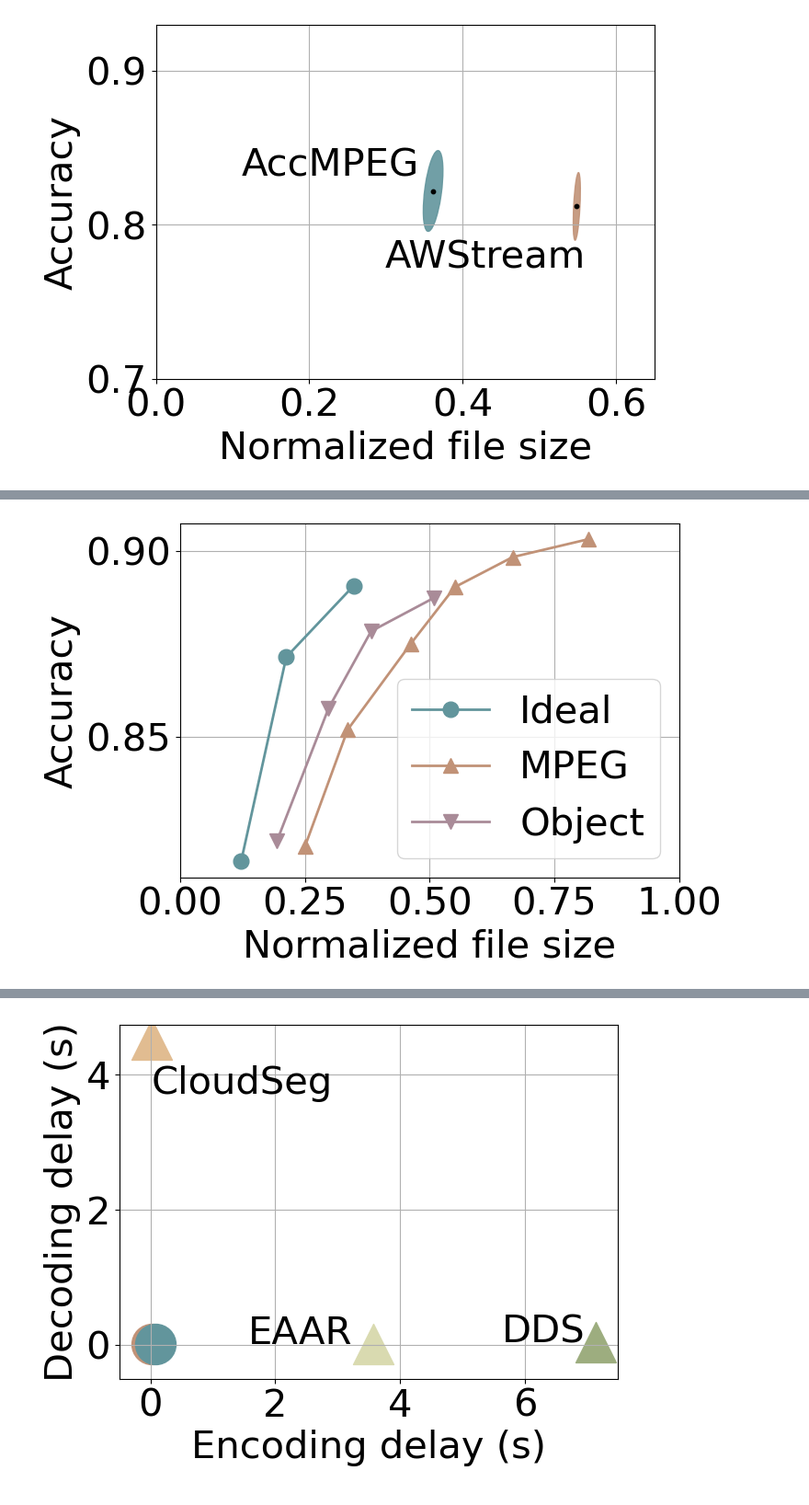
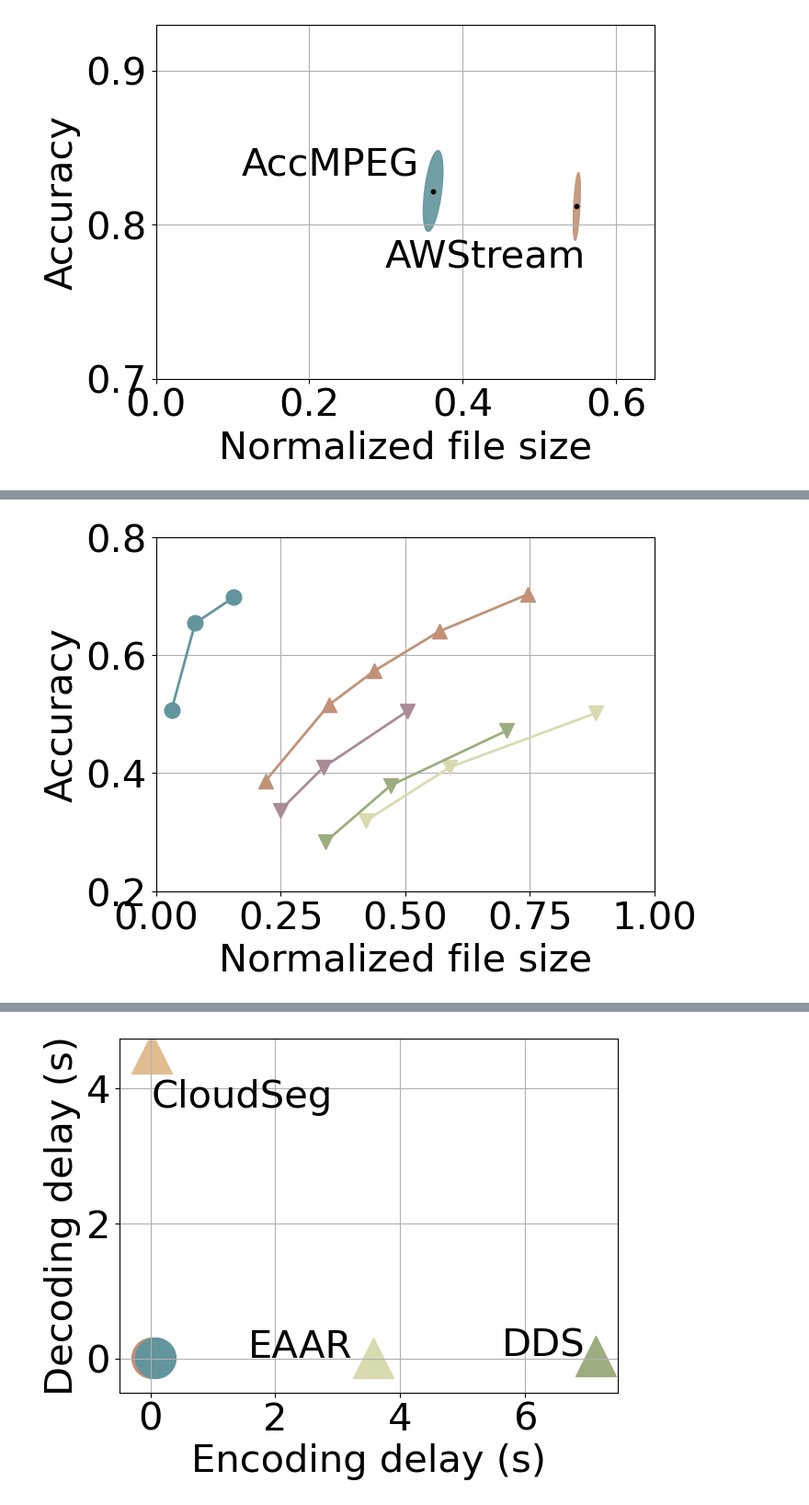
Before and after one commit to KuntaiDu/AccMPEG, a Jupyter notebook: plot.ipynb, the cells around one changed output, grey strips where cells are left out. Shown at 92% size. Saved outputs shown, nothing was run; the diff lists cells and outputs as text; code cells hidden in the pictures.

Commit message:
Add baselines and new measurement data

```diff
--- a/plot.ipynb
+++ b/plot.ipynb
@@ -2,8 +2,8 @@
 
 import matplotlib.pyplot as plt
 import yaml
-with open('frozen_stats/stats', 'r') as f:
-    data_full = yaml.load(f.read())
+# with open('stats', 'r') as f:
+#     data_full = yaml.load(f.read())
 # %%
 colors = [
 '#c19277', #mpeg
@@ -23,11 +23,17 @@ from matplotlib.patches import Ellipse
 def filter(keywords):
     assert isinstance(keywords, list)
     temp = [i for i in data_full if all(keyword in i['video_name'] for keyword in keywords)]
+
+    if len(temp) == 0:
+        print(keywords)
     return temp[-1]
 
 def filters(keywords):
     assert isinstance(keywords, list)
     temp = [i for i in data_full if all(keyword in i['video_name'] for keyword in keywords)]
+
+    if len(temp) == 0:
+        print(keywords)
     return temp
 
 def transform(data_list):
@@ -401,39 +1168,50 @@ savefig('figs/keypoint_surf', fig)
 # %%
+# plot measurement on segmentation
 # plot measurement figure
-with open('frozen_stats/stats_measurement_detection', 'r') as f:
+with open('stats_fcn50_measurement', 'r') as f:
     data_full = yaml.load(f.read())
 # add ground truth bandwidth for normalization purpose
 for data in data_full:
     data['gt_bw'] = filter([data['ground_truth_name']])['bw']
 def transform(data_list):
-    return np.mean([i['bw'] / i['gt_bw'] for i in data_list]), np.mean([i['f1'] for i in data_list])
+    return np.mean([i['bw'] / i['gt_bw'] for i in data_list]), np.mean([i['acc'] for i in data_list])
 
 # plot drone
 
 ids = [169, 170, 171, 172, 173]
 
-gt_delta32 = transform([filter([f'visdrone/videos/vis_{i}', 'gt_bbox', 'delta_32']) for i in ids])
-gt_delta64 = transform([filter([f'visdrone/videos/vis_{i}', 'gt_bbox', 'delta_64']) for i in ids])
-gt_delta128 = transform([filter([f'visdrone/videos/vis_{i}', 'gt_bbox', 'delta_128']) for i in ids])
+gt_delta32 = transform([filter([f'visdrone/videos/vis_{i}', 'gt', 'conv_3']) for i in ids])
+gt_delta64 = transform([filter([f'visdrone/videos/vis_{i}', 'gt', 'conv_11']) for i in ids])
+gt_delta128 = transform([filter([f'visdrone/videos/vis_{i}', 'gt', 'conv_19']) for i in ids])
 
-qpvals = [ 25, 26, 27, 28, 30, 32]
+qpvals = [32, 34, 36, 38, 42]
 qpdata = [transform([filter([f'visdrone/videos/vis_{i}_qp_{qp}']) for i in ids]) for qp in qpvals]
 
+qpvals = [44, 40, 36]
+objdata = [transform([filter([v, 'blackgen_dual_obj', f'qp_{qp}']) for v in v_list]) for qp in qpvals]
 
-qpvals = [36, 32, 30, 28]
-objdata = [transform([filter([f'visdrone/videos/vis_{i}', 'blackgen_dual', f'qp_{qp}']) for i in ids]) for qp in qpvals]
+
+highlow = [(30, 42), (34, 46), (38, 50)]
+eaardata = [transform([filter([v, 'eaar3', f'qp_{low}_{high}']) for v in v_list]) for (high, low) in highlow]
+
+
+highlow = [(40, 30), (44, 34), (48, 38)]
+ddsdata = [transform([filter([v, 'dds2', f'qp_{low}_{high}']) for v in v_list]) for (low, high) in highlow]
+
 
 fig, ax = plt.subplots(figsize=(7, 5))
 ax.grid()
 ax.set_xlim((0, 1))
+ax.set_ylim(0.2, 0.8)
 ax.plot([gt_delta32[0], gt_delta64[0], gt_delta128[0]], [gt_delta32[1], gt_delta64[1], gt_delta128[1]], c=colors[1], linewidth=2, markersize=12, marker='o', label='Ideal')
 
 ax.plot([i[0] for i in qpdata], [i[1] for i in qpdata], c=colors[0], linewidth=2, markersize=12, marker='^', label='MPEG')
 ax.plot([i[0] for i in objdata], [i[1] for i in objdata], c=colors[4], linewidth=2, markersize=12, marker='v', label='Object')
-ax.legend()
-ax.set_yticks([0.85, 0.9])
+ax.plot([i[0] for i in eaardata], [i[1] for i in eaardata], c=colors[3], linewidth=2, markersize=12, marker='v', label='EAAR')
+ax.plot([i[0] for i in ddsdata], [i[1] for i in ddsdata], c=colors[2], linewidth=2, markersize=12, marker='v', label='DDS')
 ax.set_xlabel('Normalized file size')
 ax.set_ylabel('Accuracy')
-savefig('figs/measurement_detection', fig)
+# ax.set_ylim(0, 0.73)
+savefig('figs/measurement_segmentation', fig)
 # %% [output]
-[figure, old version]
+[figure, new version]
```
Also changed, not shown: parts of 23 cells of this notebook, 42 other files.
